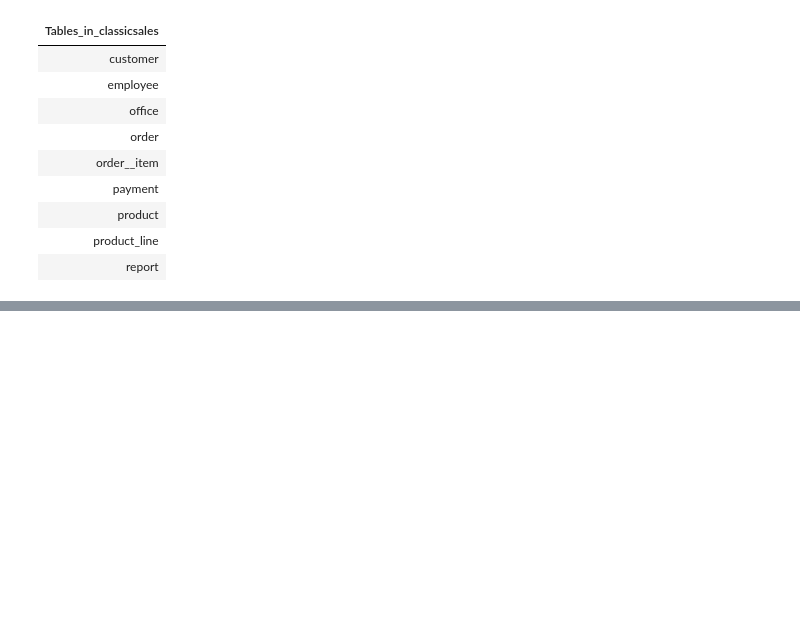
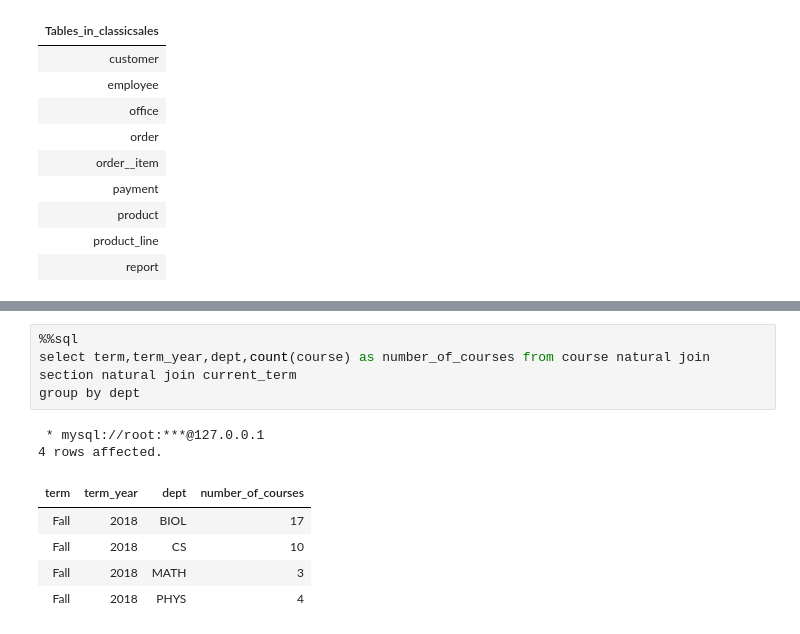
Before and after one commit to JasmineMadi/datajoint-tutorials, a Jupyter notebook: db-course/Assignment7.ipynb, the cells around one changed output, grey strips where cells are left out. Saved outputs shown, nothing was run; the diff lists cells and outputs as text; blank space fills up the shorter version.

```diff
--- a/db-course/Assignment7.ipynb
+++ b/db-course/Assignment7.ipynb
@@ -451,0 +505,12 @@ group by day
+# %%
+%%sql
+select term,term_year,dept,count(course) as number_of_courses from course natural join section natural join current_term
+group by dept
+# %% [output]
+ * mysql://root:***@127.0.0.1
+4 rows affected.
+| term | term_year | dept | number_of_courses |
+| Fall | 2018 | BIOL | 17 |
+| Fall | 2018 | CS | 10 |
+| Fall | 2018 | MATH | 3 |
+| Fall | 2018 | PHYS | 4 |
```
Also changed, not shown: parts of 9 cells of this notebook.
